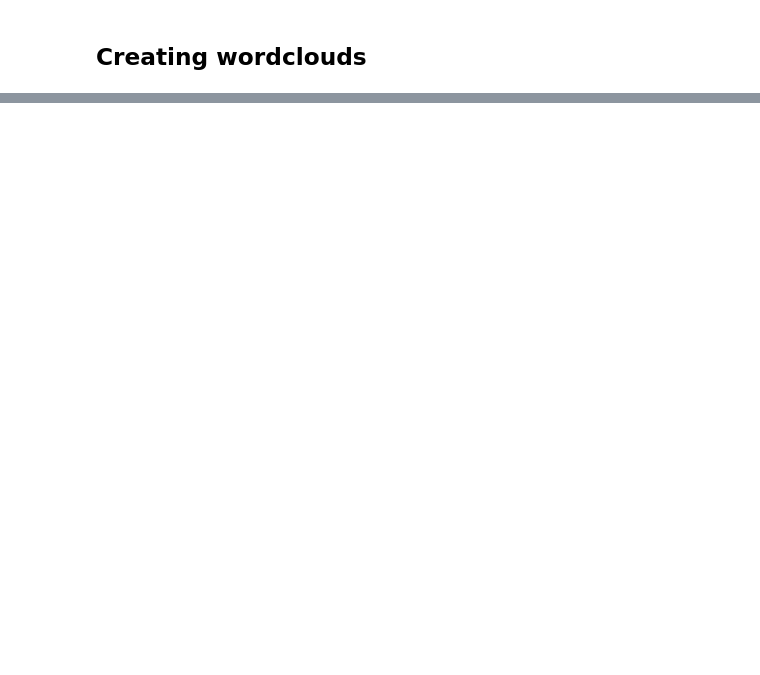
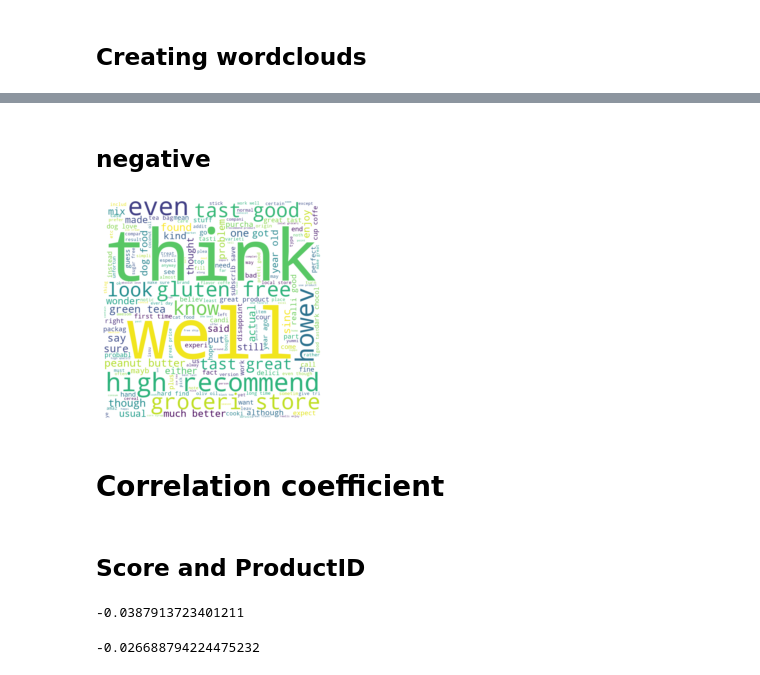
Before and after one commit to shivani-nandani/sentiment-analysis, a Jupyter notebook: codes/data_analysis.ipynb, the cells around one changed output, grey strips where cells are left out. Cells and saved outputs as stored; diff of their text form; code cells hidden in the pictures; blank space fills up the shorter version.

```diff
--- a/codes/data_analysis.ipynb
+++ b/codes/data_analysis.ipynb
@@ -183,0 +257,18 @@ ModuleNotFoundError: No module named 'wordcloud'
+# %% [markdown]
+## negative
+# %%
+neg = " ".join(review for review in negative.Text)
+wordcloud = WordCloud(height=800,
+                      width=800,
+                      background_color ='white',
+                      stopwords=stopwords).generate(textt)
+
+plt.imshow(wordcloud, interpolation='bilinear')
+plt.axis("off")
+plt.show()
+# %% [output]
+[figure, added]
+# %% [markdown]
+# Correlation coefficient
+# %% [markdown]
+## Score and ProductID
@@ -183,0 +278,10 @@ ModuleNotFoundError: No module named 'wordcloud'
+# %%
+corr = df['Score'].corr(df['ProductId'])
+corr
+# %% [output]
+-0.0387913723401211
+# %%
+corr = df['Sentiment'].corr(df['ProductId'])
+corr
+# %% [output]
+-0.026688794224475232
```
Also changed, not shown: parts of 25 cells of this notebook, 2 other files.
